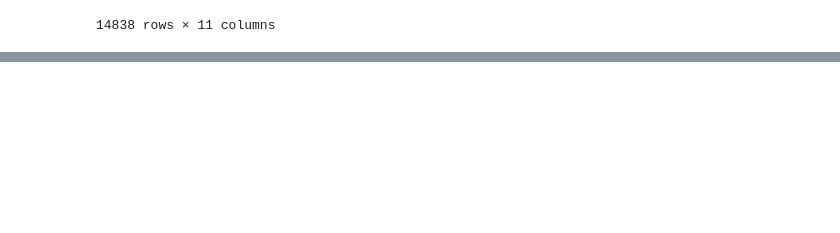
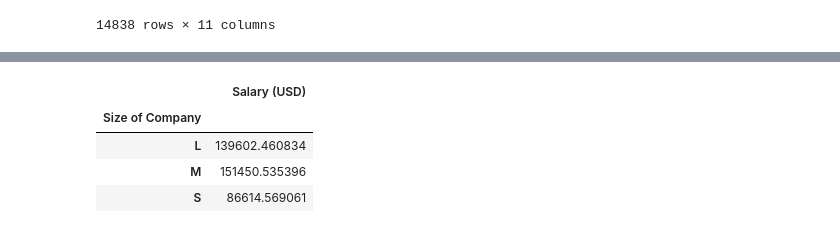
Before and after one commit to chadhollman/data-analyst-job-trends-2020-2024, a Jupyter notebook: Dataframe.ipynb, the cells around one changed output, grey strips where cells are left out. Saved outputs shown, nothing was run; the diff lists cells and outputs as text; code cells hidden in the pictures; blank space fills up the shorter version.

```diff
--- a/Dataframe.ipynb
+++ b/Dataframe.ipynb
@@ -37,0 +73,10 @@ year_sort_df.reset_index(drop = True)
+# %%
+#Avg salary by company size
+comp_size = pd.DataFrame(bonus_df.groupby('Size of Company')['Salary (USD)'].mean())
+comp_size
+# %% [output]
+|  | Salary (USD) |
+| Size of Company |  |
+| L | 139602.460834 |
+| M | 151450.535396 |
+| S | 86614.569061 |
```
Also changed, not shown: parts of 9 cells of this notebook.
